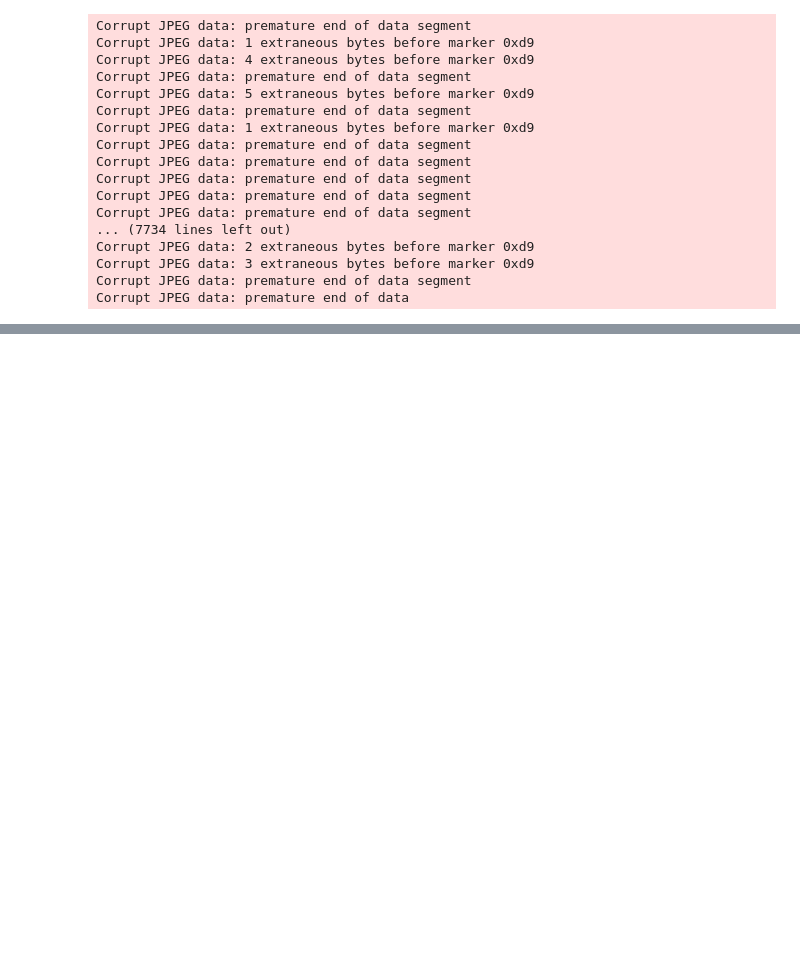
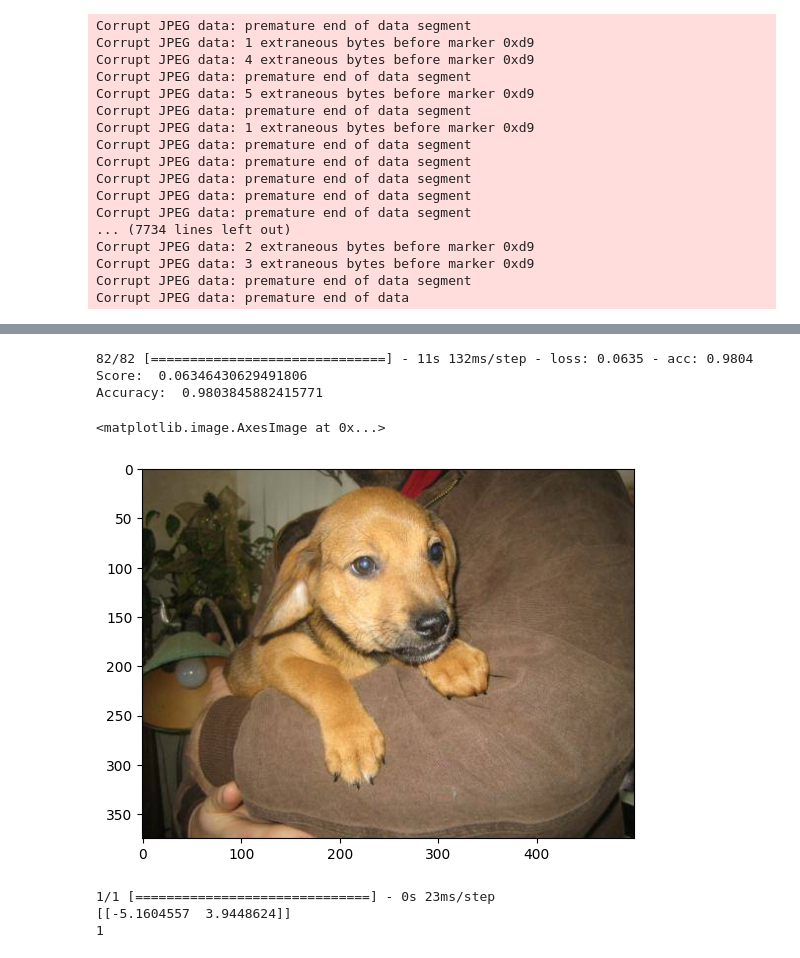
Before and after one commit to Nakuziri/Unit2P, a Jupyter notebook: Cat_v_Dog.ipynb, the cells around one changed output, grey strips where cells are left out. Saved outputs shown, nothing was run; the diff lists cells and outputs as text; code cells hidden in the pictures; blank space fills up the shorter version.

```diff
--- a/Cat_v_Dog.ipynb
+++ b/Cat_v_Dog.ipynb
@@ -1,7 +1,7 @@
 # %%
 import os
 
-training_data = os.listdir('train/')
+training_data = os.listdir('train/')[:13000]
 
 print(len(training_data))
 
@@ -118,0 +125,37 @@ Error:
+# %%
+score, acc = model.evaluate(x_test_scaled, y_test)
+print('Score: ', score)
+print('Accuracy: ', acc)
+# %% [output]
+82/82 [==============================] - 11s 132ms/step - loss: 0.0635 - acc: 0.9804
+Score:  0.06346430629491806
+Accuracy:  0.9803845882415771
+# %%
+import matplotlib.image as img
+image_number = 420
+
+test_image = img.imread(f"test1/{image_number}.jpg")
+plt.imshow(test_image)
+# %% [output]
+<matplotlib.image.AxesImage at 0x...>
+[figure, added]
+# %%
+input_image = cv2.imread(f"test1/{image_number}.jpg")
+
+input_image = cv2.resize(input_image, (224,224))
+
+input_image = input_image/255
+
+input_image = np.reshape(input_image, [1,224,224,3])
+
+prediction = model.predict(input_image)
+
+print(prediction)
+
+cat_or_dog = np.argmax(prediction)
+
+print(cat_or_dog)
+# %% [output]
+1/1 [==============================] - 0s 23ms/step
+[[-5.1604557  3.9448624]]
+1
```
Also changed, not shown: parts of 3 cells of this notebook, 1 other file.
